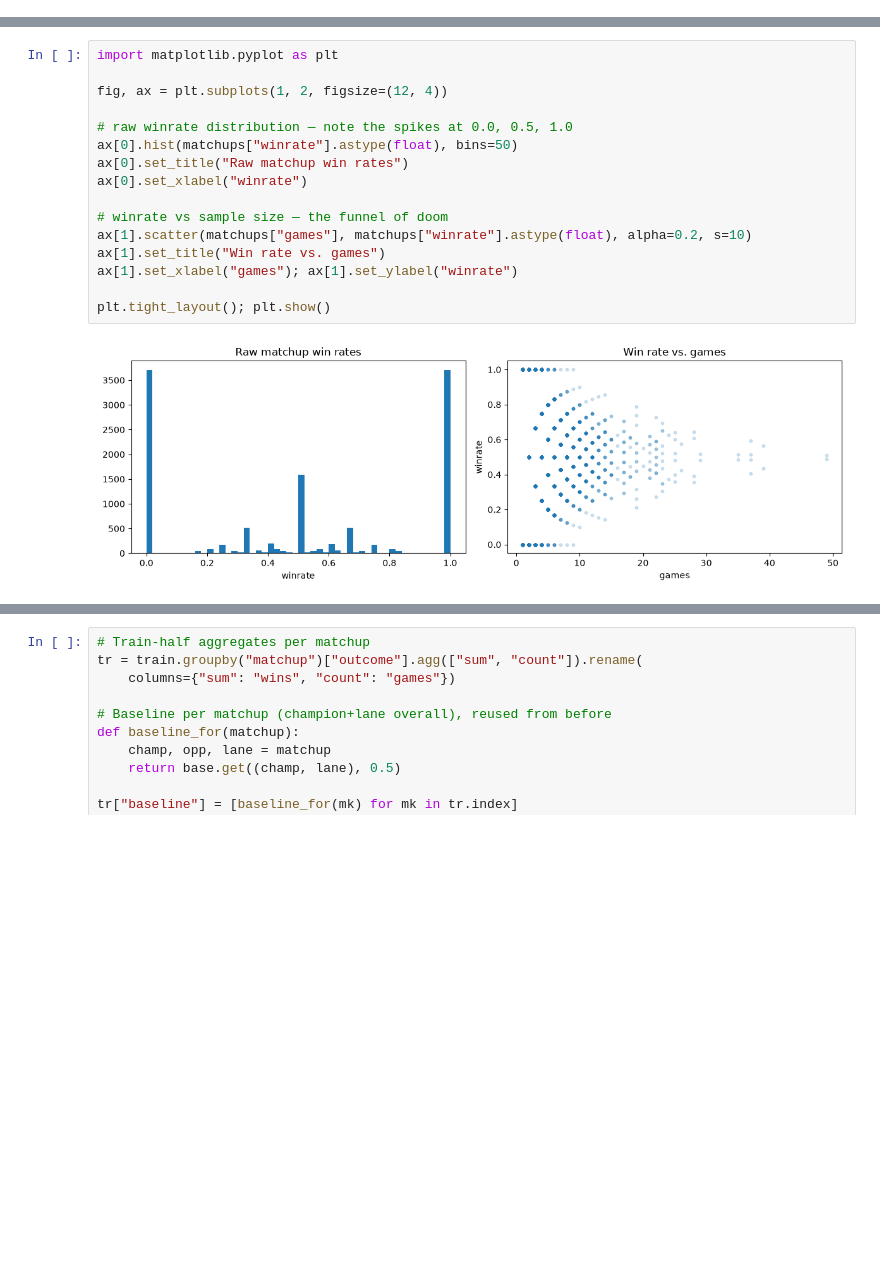
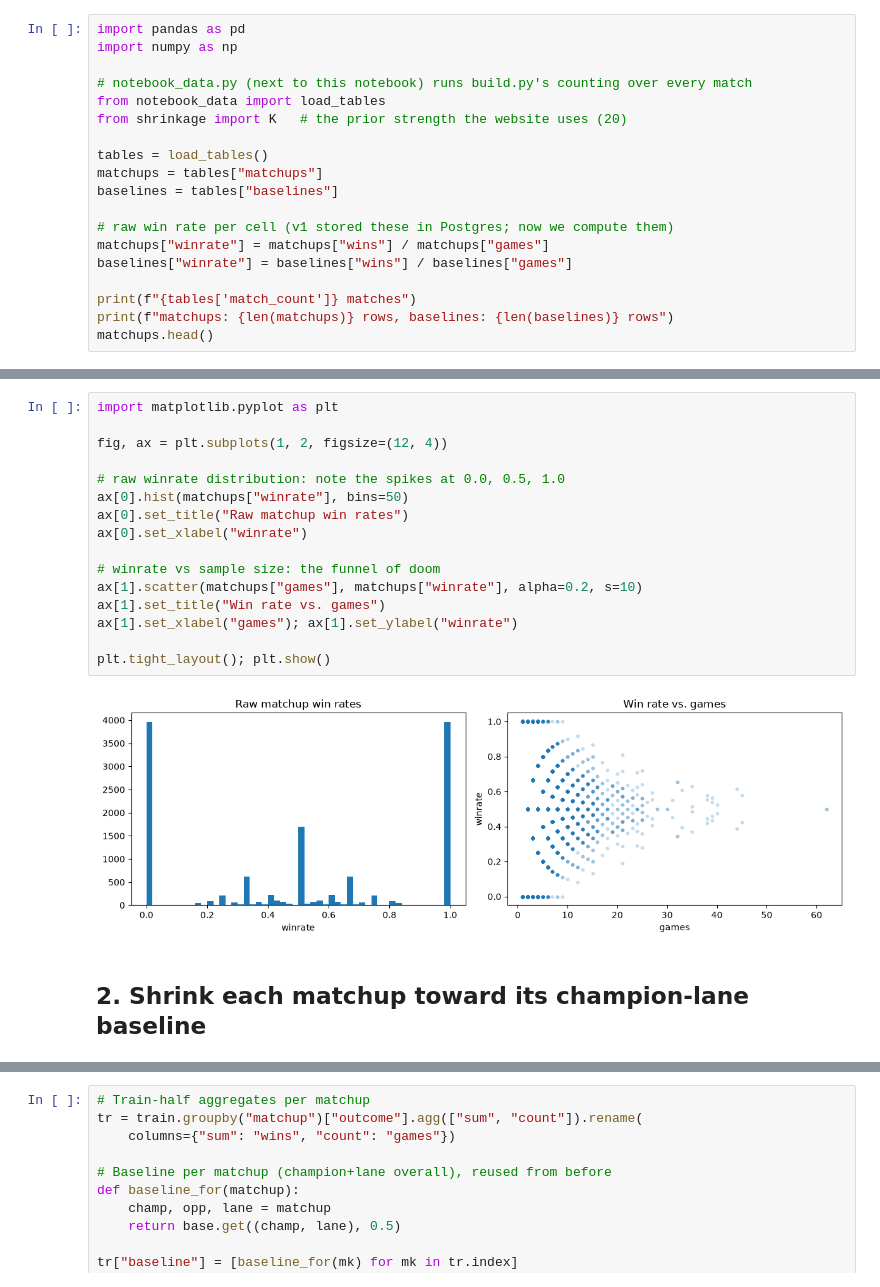
Before and after one commit to lyonstran/lol-matchup-analytics, a Jupyter notebook: notebooks/shrinkage.ipynb, the cells around one changed output, grey strips where cells are left out. Saved outputs shown, nothing was run; the diff lists cells and outputs as text; blank space fills up the shorter version.

Commit message:
Port notebook and figures script to read raw match files instead of Postgres/Athena

```diff
--- a/notebooks/shrinkage.ipynb
+++ b/notebooks/shrinkage.ipynb
@@ -25,0 +9,19 @@ matchups: 11668 rows, baselines: 626 rows
+# %%
+import pandas as pd
+import numpy as np
+
+# notebook_data.py (next to this notebook) runs build.py's counting over every match
+from notebook_data import load_tables
+from shrinkage import K   # the prior strength the website uses (20)
+
+tables = load_tables()
+matchups = tables["matchups"]
+baselines = tables["baselines"]
+
+# raw win rate per cell (v1 stored these in Postgres; now we compute them)
+matchups["winrate"] = matchups["wins"] / matchups["games"]
+baselines["winrate"] = baselines["wins"] / baselines["games"]
+
+print(f"{tables['match_count']} matches")
+print(f"matchups: {len(matchups)} rows, baselines: {len(baselines)} rows")
+matchups.head()
@@ -26,19 +38,21 @@ matchups: 11668 rows, baselines: 626 rows
 # %%
 import matplotlib.pyplot as plt
 
 fig, ax = plt.subplots(1, 2, figsize=(12, 4))
 
-# raw winrate distribution — note the spikes at 0.0, 0.5, 1.0
-ax[0].hist(matchups["winrate"].astype(float), bins=50)
+# raw winrate distribution: note the spikes at 0.0, 0.5, 1.0
+ax[0].hist(matchups["winrate"], bins=50)
 ax[0].set_title("Raw matchup win rates")
 ax[0].set_xlabel("winrate")
 
-# winrate vs sample size — the funnel of doom
-ax[1].scatter(matchups["games"], matchups["winrate"].astype(float), alpha=0.2, s=10)
+# winrate vs sample size: the funnel of doom
+ax[1].scatter(matchups["games"], matchups["winrate"], alpha=0.2, s=10)
 ax[1].set_title("Win rate vs. games")
 ax[1].set_xlabel("games"); ax[1].set_ylabel("winrate")
 
 plt.tight_layout(); plt.show()
 # %% [output]
-[figure, old version]
+[figure, new version]
+# %% [markdown]
+## 2. Shrink each matchup toward its champion-lane baseline
 # %%
```
Also changed, not shown: parts of 25 cells of this notebook, 2 other files.
